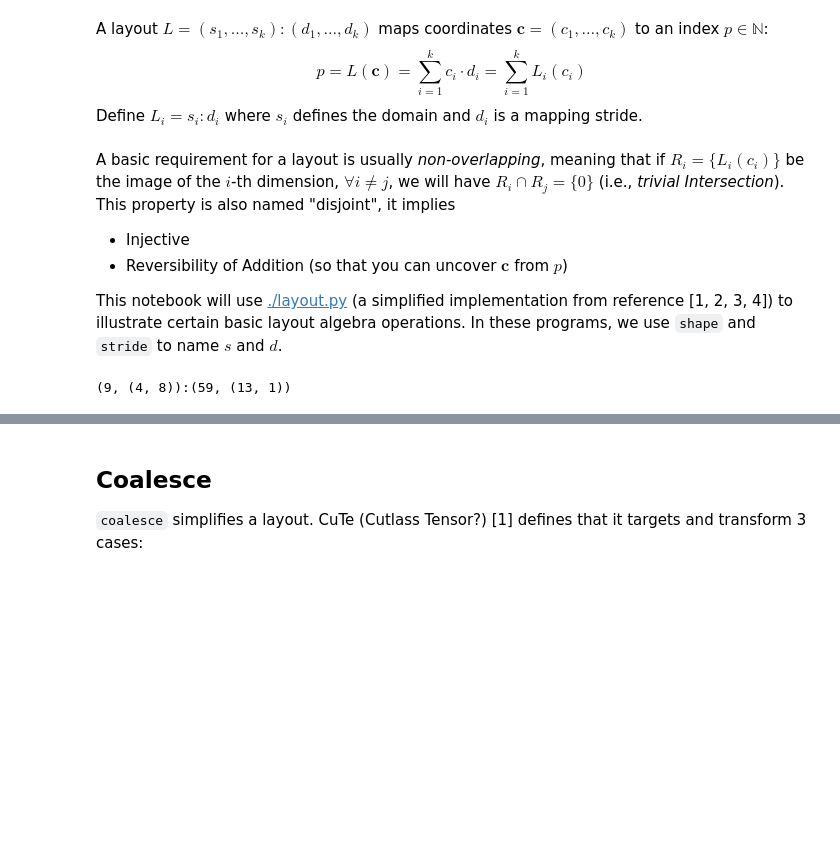
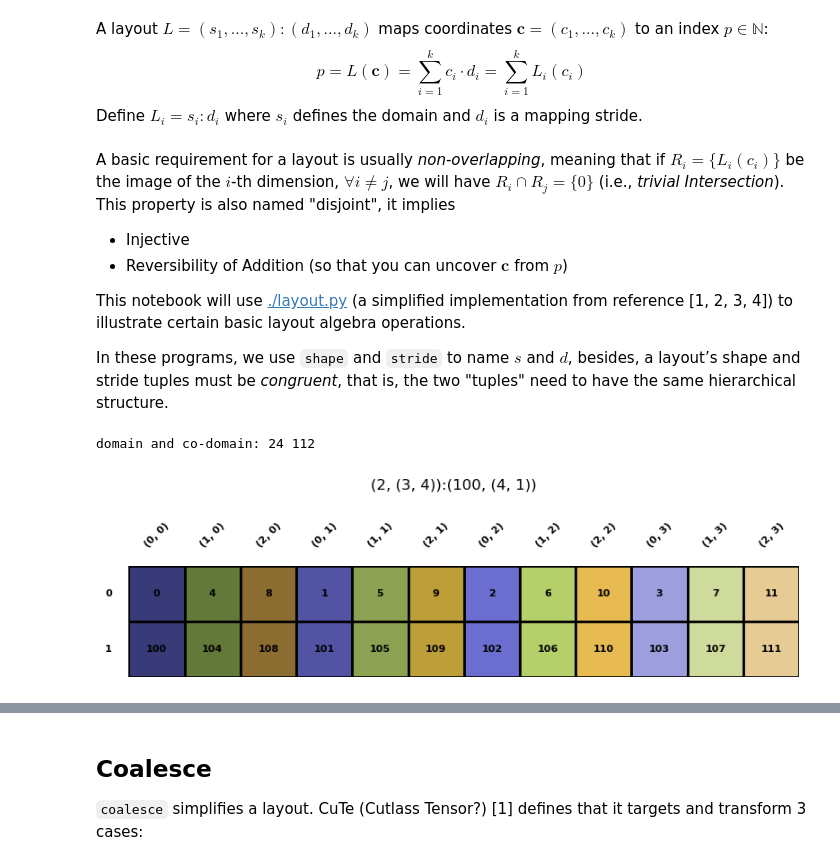
Before and after one commit to w32zhong/simp-intelligence, a Jupyter notebook: simp_intelligence/math/layout_basics.ipynb, the cells around one changed output, grey strips where cells are left out. Cells and saved outputs as stored; diff of their text form; code cells hidden in the pictures; blank space fills up the shorter version.

```diff
--- a/simp_intelligence/math/layout_basics.ipynb
+++ b/simp_intelligence/math/layout_basics.ipynb
@@ -13,9 +13,12 @@ This property is also named "disjoint", it implies
 * Reversibility of Addition (so that you can uncover $\mathbf{c}$ from $p$)
 
 This notebook will use [./layout.py](layout.py) (a simplified implementation from reference [1, 2, 3, 4]) to illustrate certain basic layout algebra operations.
-In these programs, we use `shape` and `stride` to name $s$ and $d$.
+
+In these programs, we use `shape` and `stride` to name $s$ and $d$, besides, a layout’s shape and stride tuples must be *congruent*, that is, the two "tuples" need to have the same hierarchical structure.
 # %%
 from layout import Layout
-Layout(shape=(9, (4, 8)), stride=(59, (13, 1)))
+A = Layout(shape=(2, (3, 4)), stride=(100, (4, 1))).visualize()
+print("domain and co-domain:", A.size(), A.cosize())
 # %% [output]
-(9, (4, 8)):(59, (13, 1))
+domain and co-domain: 24 112
+[figure, added]
```
Also changed, not shown: parts of 4 cells of this notebook.
